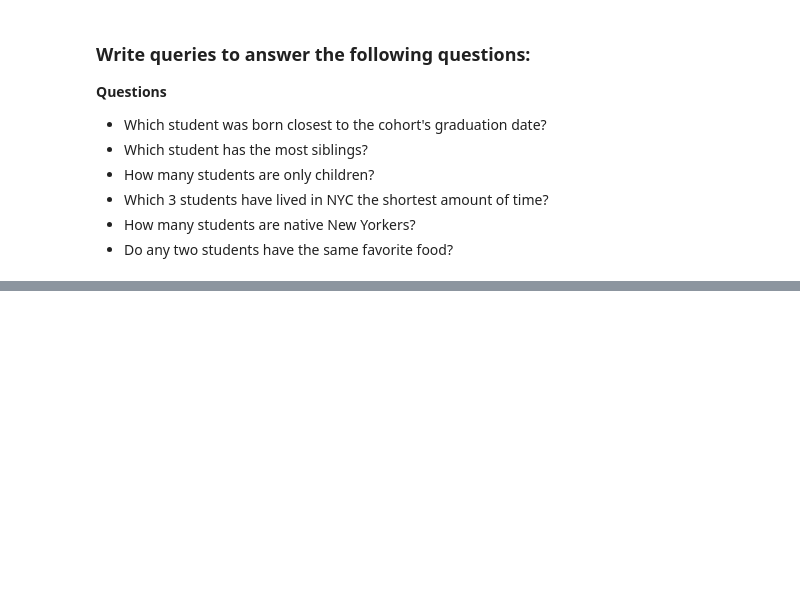
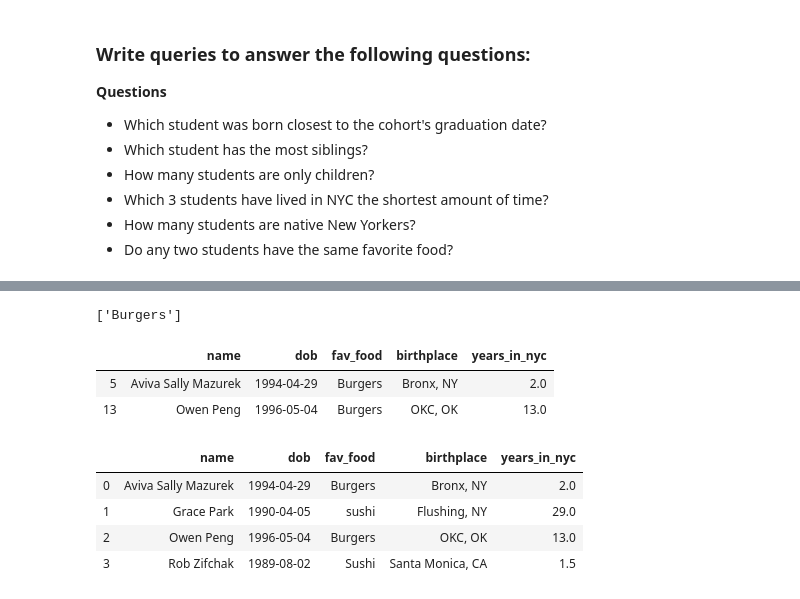
Before and after one commit to fragmento/nyc-ds-111819-lectures, a Jupyter notebook: Mod_2/SQL/AWS_MYSQL_PYTHON_Student_Data.ipynb, the cells around one changed output, grey strips where cells are left out. Cells and saved outputs as stored; diff of their text form; code cells hidden in the pictures; blank space fills up the shorter version.

```diff
--- a/Mod_2/SQL/AWS_MYSQL_PYTHON_Student_Data.ipynb
+++ b/Mod_2/SQL/AWS_MYSQL_PYTHON_Student_Data.ipynb
@@ -509,0 +557,35 @@ for i in r1:
+# %%
+duplicates
+# %% [output]
+['Burgers']
+# %%
+df2[df2['fav_food'].isin(duplicates)]
+# %% [output]
+|  | name | dob | fav_food | birthplace | years_in_nyc |
+| 5 | Aviva Sally Mazurek | 1994-04-29 | Burgers | Bronx, NY | 2.0 |
+| 13 | Owen Peng | 1996-05-04 | Burgers | OKC, OK | 13.0 |
+# %%
+q3 = """
+SELECT
+    a.*
+FROM
+    students.students a
+JOIN (SELECT name, fav_food, COUNT(*)
+FROM
+    students.students
+GROUP BY
+    fav_food
+HAVING
+    count(*) > 1 ) b
+ON
+    a.fav_food = b.fav_food
+;
+"""
+# %%
+config.make_df(c, q3)
+# %% [output]
+|  | name | dob | fav_food | birthplace | years_in_nyc |
+| 0 | Aviva Sally Mazurek | 1994-04-29 | Burgers | Bronx, NY | 2.0 |
+| 1 | Grace Park | 1990-04-05 | sushi | Flushing, NY | 29.0 |
+| 2 | Owen Peng | 1996-05-04 | Burgers | OKC, OK | 13.0 |
+| 3 | Rob Zifchak | 1989-08-02 | Sushi | Santa Monica, CA | 1.5 |
```
Also changed, not shown: parts of 28 cells of this notebook, 1 other file.
